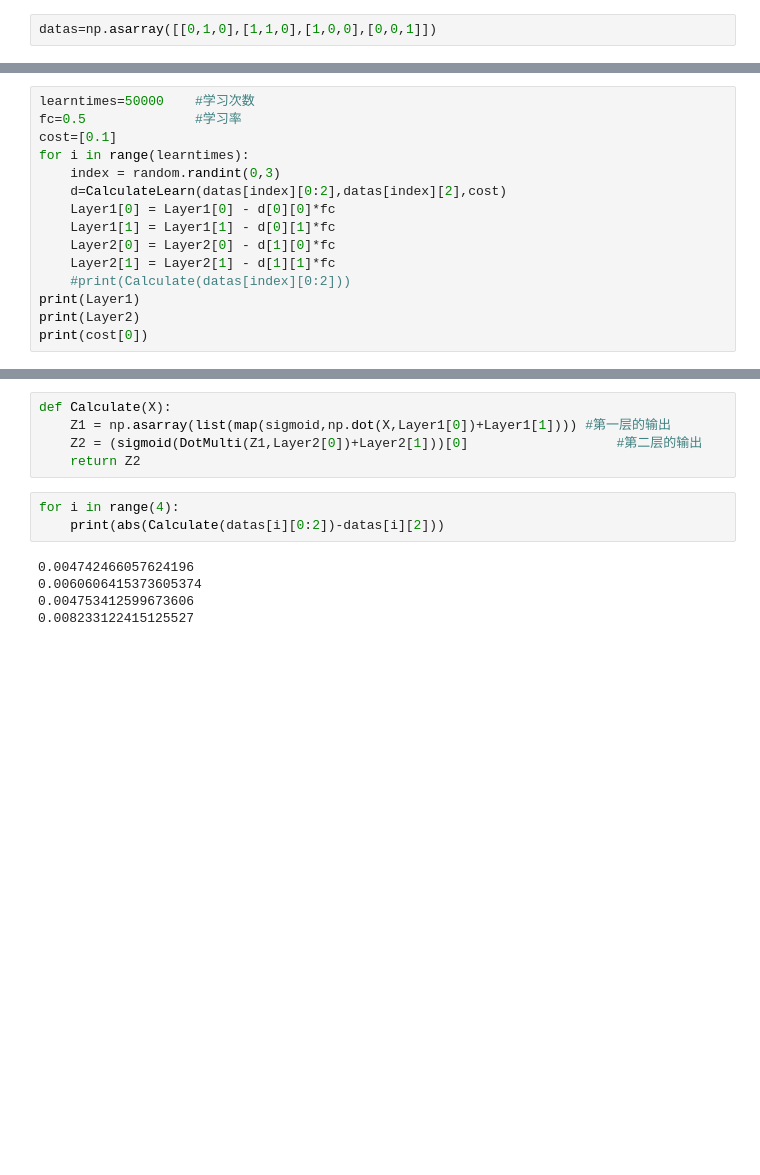
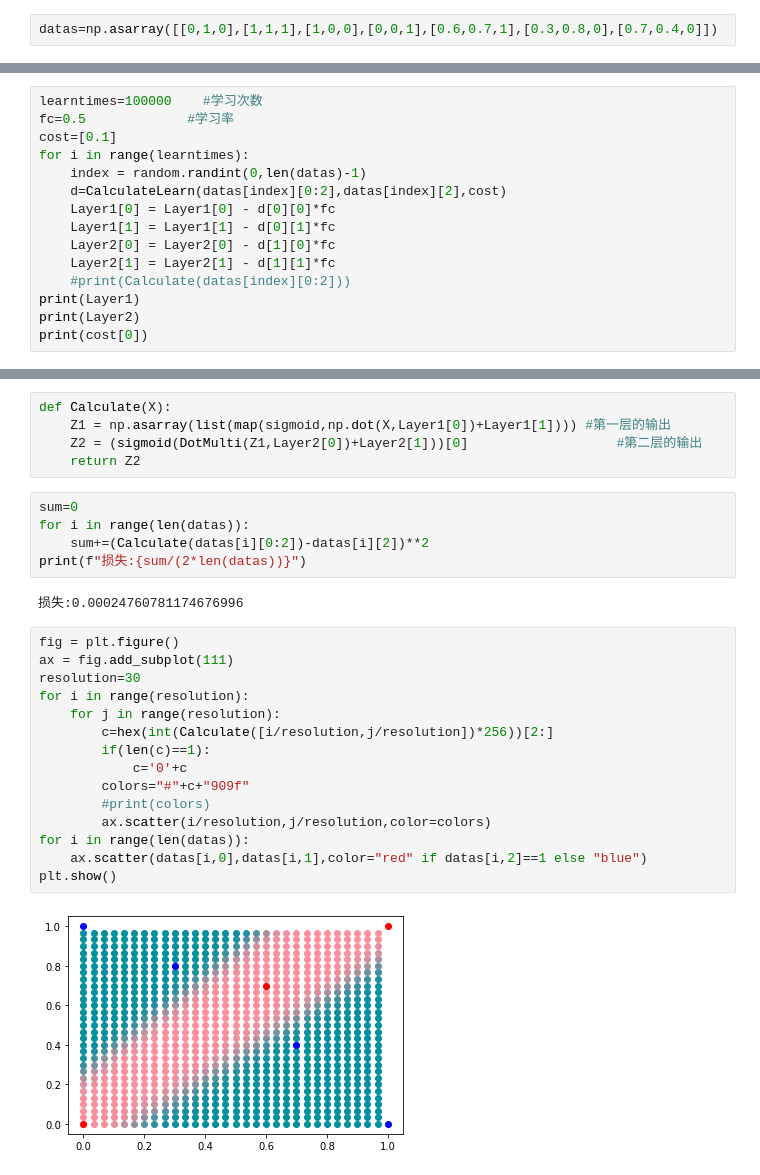
Before and after one commit to cxf213/HelloWorld, a Jupyter notebook: ML/SomeCoolNS/SomeCoolNS.ipynb, the cells around one changed output, grey strips where cells are left out. Drawn from its saved outputs; the diff is of its cells as text; blank space fills up the shorter version.

```diff
--- a/ML/SomeCoolNS/SomeCoolNS.ipynb
+++ b/ML/SomeCoolNS/SomeCoolNS.ipynb
@@ -13,7 +13,7 @@ import random
 # Layer1    Layer2
 #该神经网络由两层构成,以随机反向传播训练
 # %%
-datas=np.asarray([[0,1,0],[1,1,0],[1,0,0],[0,0,1]])
+datas=np.asarray([[0,1,0],[1,1,1],[1,0,0],[0,0,1],[0.6,0.7,1],[0.3,0.8,0],[0.7,0.4,0]])
 # %%
 def sigmoid(x):
     return 1/(1 + np.exp(-x))
@@ -60,9 +55,9 @@ CalculateLearn(datas[1][0:2],1)
 # %%
-learntimes=50000    #学习次数
-fc=0.5              #学习率
+learntimes=100000    #学习次数
+fc=0.5             #学习率
 cost=[0.1]
 for i in range(learntimes):
-    index = random.randint(0,3)
+    index = random.randint(0,len(datas)-1)
     d=CalculateLearn(datas[index][0:2],datas[index][2],cost)
     Layer1[0] = Layer1[0] - d[0][0]*fc
     Layer1[1] = Layer1[1] - d[0][1]*fc
@@ -87,10 +82,26 @@ def Calculate(X):
     Z2 = (sigmoid(DotMulti(Z1,Layer2[0])+Layer2[1]))[0]                   #第二层的输出
     return Z2
 # %%
-for i in range(4):
-    print(abs(Calculate(datas[i][0:2])-datas[i][2]))
+sum=0
+for i in range(len(datas)):
+    sum+=(Calculate(datas[i][0:2])-datas[i][2])**2
+print(f"损失:{sum/(2*len(datas))}")
 # %% [output]
-0.004742466057624196
-0.0060606415373605374
-0.004753412599673606
-0.008233122415125527
+损失:0.00024760781174676996
+# %%
+fig = plt.figure()
+ax = fig.add_subplot(111)
+resolution=30
+for i in range(resolution):
+    for j in range(resolution):
+        c=hex(int(Calculate([i/resolution,j/resolution])*256))[2:]
+        if(len(c)==1):
+            c='0'+c
+        colors="#"+c+"909f"
+        #print(colors)
+        ax.scatter(i/resolution,j/resolution,color=colors)
+for i in range(len(datas)):
+    ax.scatter(datas[i,0],datas[i,1],color="red" if datas[i,2]==1 else "blue")
+plt.show()
+# %% [output]
+[figure, added]
```
Also changed, not shown: parts of 2 cells of this notebook.
